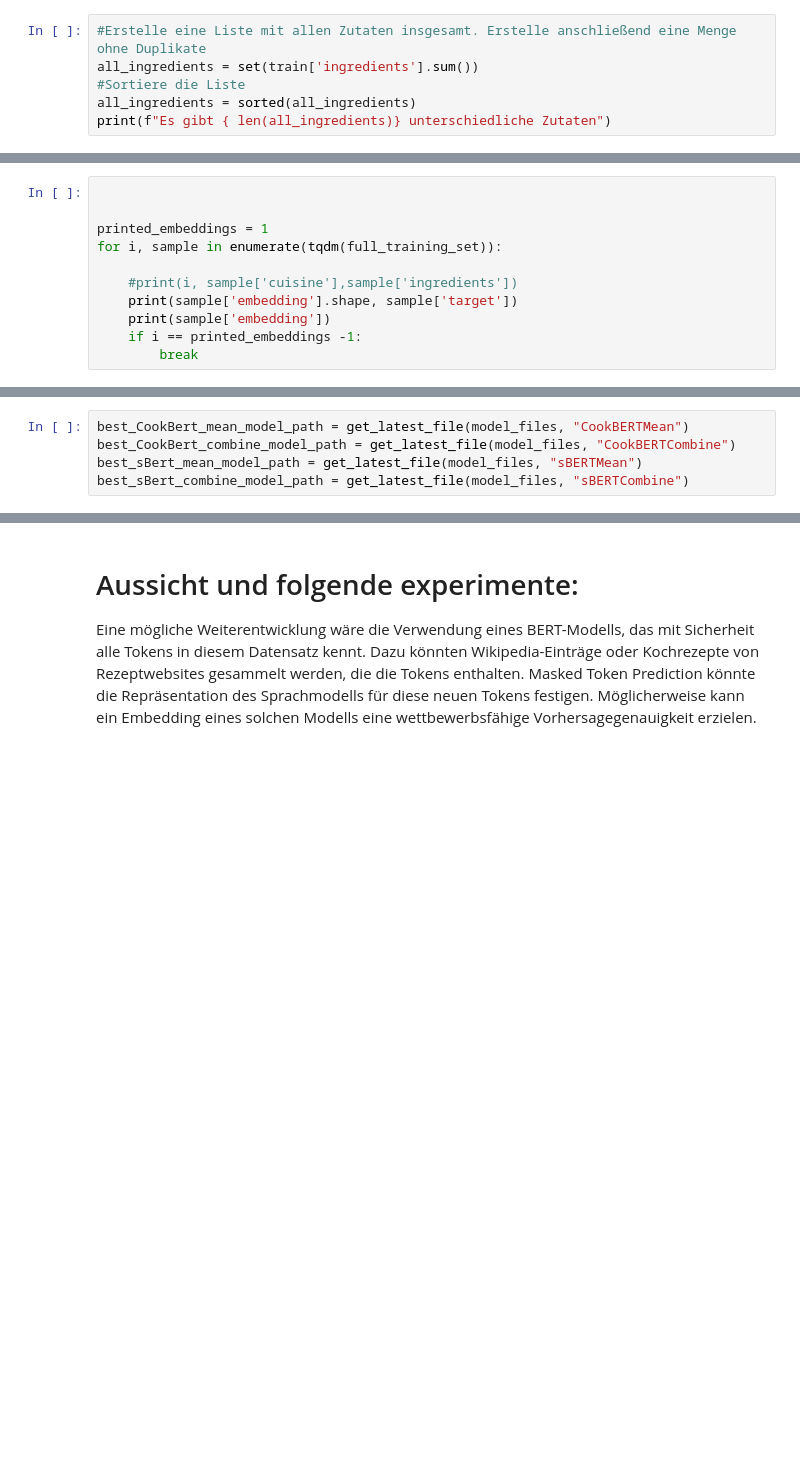
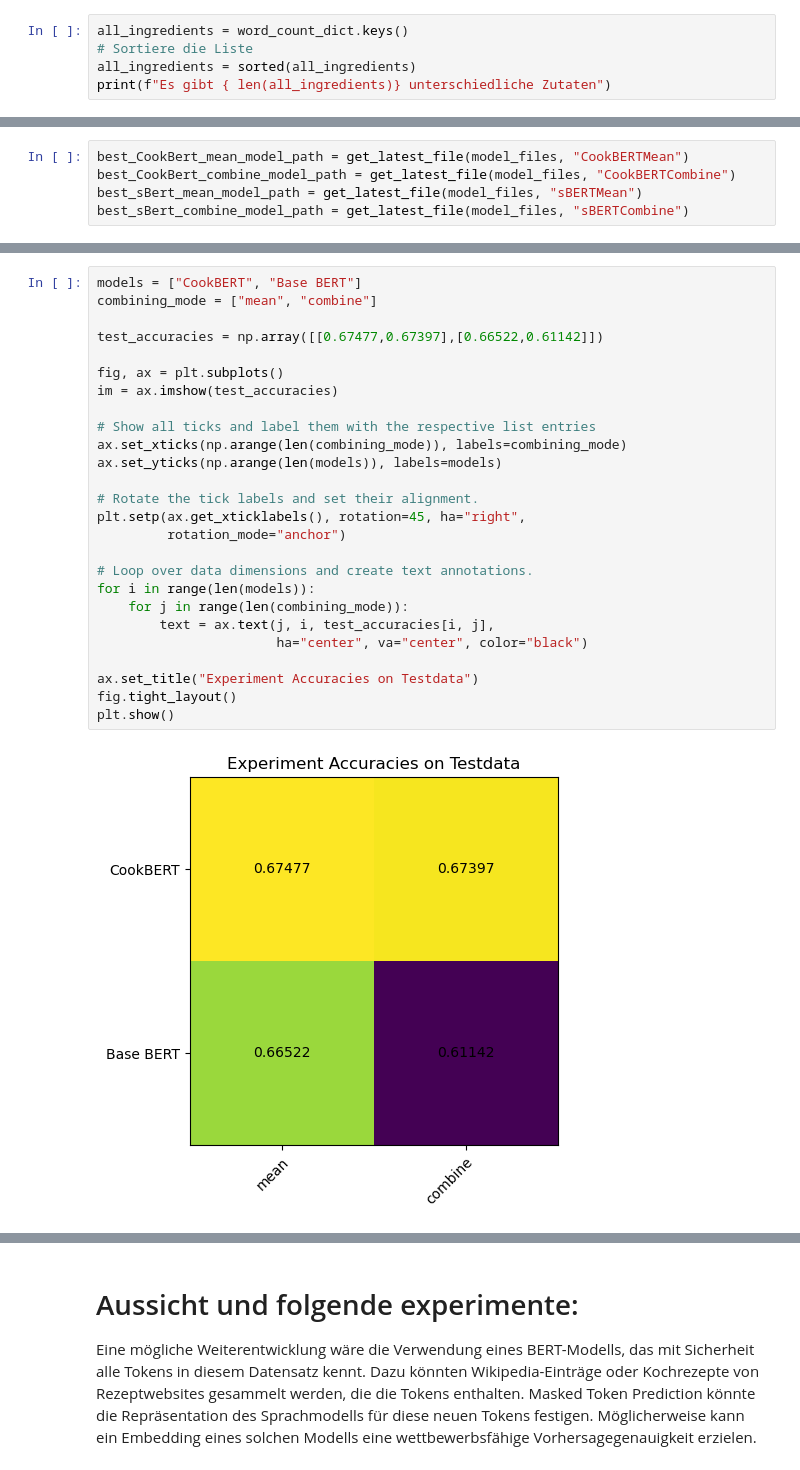
Before and after one commit to PhilKlae/KaggleWhatsCookingBertEmbeddings, a Jupyter notebook: AusarbeitungFinal.ipynb, the cells around one changed output, grey strips where cells are left out. Saved outputs shown, nothing was run; the diff lists cells and outputs as text; blank space fills up the shorter version.

```diff
--- a/AusarbeitungFinal.ipynb
+++ b/AusarbeitungFinal.ipynb
@@ -80,6 +99,5 @@ Anschließend soll die Verteilung und Häufigkeit von Zutaten untersucht werden.
 # %%
-#Erstelle eine Liste mit allen Zutaten insgesamt. Erstelle anschließend eine Menge ohne Duplikate
-all_ingredients = set(train['ingredients'].sum())
-#Sortiere die Liste
+all_ingredients = word_count_dict.keys()
+# Sortiere die Liste
 all_ingredients = sorted(all_ingredients)
 print(f"Es gibt { len(all_ingredients)} unterschiedliche Zutaten")
@@ -591,11 +667,0 @@ Beim betrachten eines Datenpunkts wird klar, dass ein BERT Embedding positive un
-# %%
-
-
-printed_embeddings = 1
-for i, sample in enumerate(tqdm(full_training_set)):
-
-    #print(i, sample['cuisine'],sample['ingredients'])
-    print(sample['embedding'].shape, sample['target'])
-    print(sample['embedding'])
-    if i == printed_embeddings -1:
-        break
@@ -895,3 +1046,31 @@ Accuracy for model Models/CookBERTCombine_20230807_191100_29 is 0.724609375
+# %%
+models = ["CookBERT", "Base BERT"]
+combining_mode = ["mean", "combine"]
+
+test_accuracies = np.array([[0.67477,0.67397],[0.66522,0.61142]])
+
+fig, ax = plt.subplots()
+im = ax.imshow(test_accuracies)
+
+# Show all ticks and label them with the respective list entries
+ax.set_xticks(np.arange(len(combining_mode)), labels=combining_mode)
+ax.set_yticks(np.arange(len(models)), labels=models)
+
+# Rotate the tick labels and set their alignment.
+plt.setp(ax.get_xticklabels(), rotation=45, ha="right",
+         rotation_mode="anchor")
+
+# Loop over data dimensions and create text annotations.
+for i in range(len(models)):
+    for j in range(len(combining_mode)):
+        text = ax.text(j, i, test_accuracies[i, j],
+                       ha="center", va="center", color="black")
+
+ax.set_title("Experiment Accuracies on Testdata")
+fig.tight_layout()
+plt.show()
+# %% [output]
+[figure, added]
 # %% [markdown]
 
 # Ergebnis:
```
Also changed, not shown: parts of 92 cells of this notebook.
